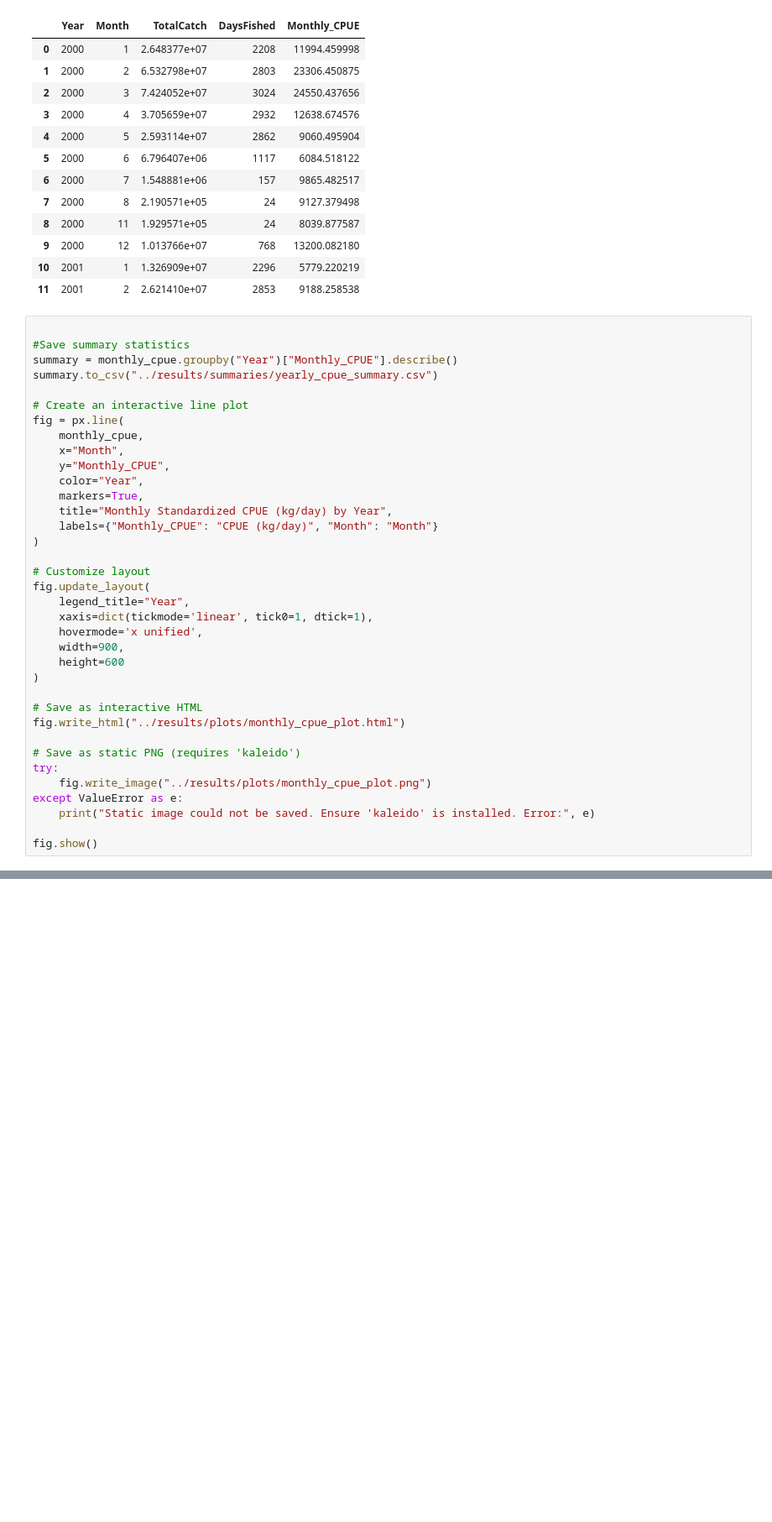
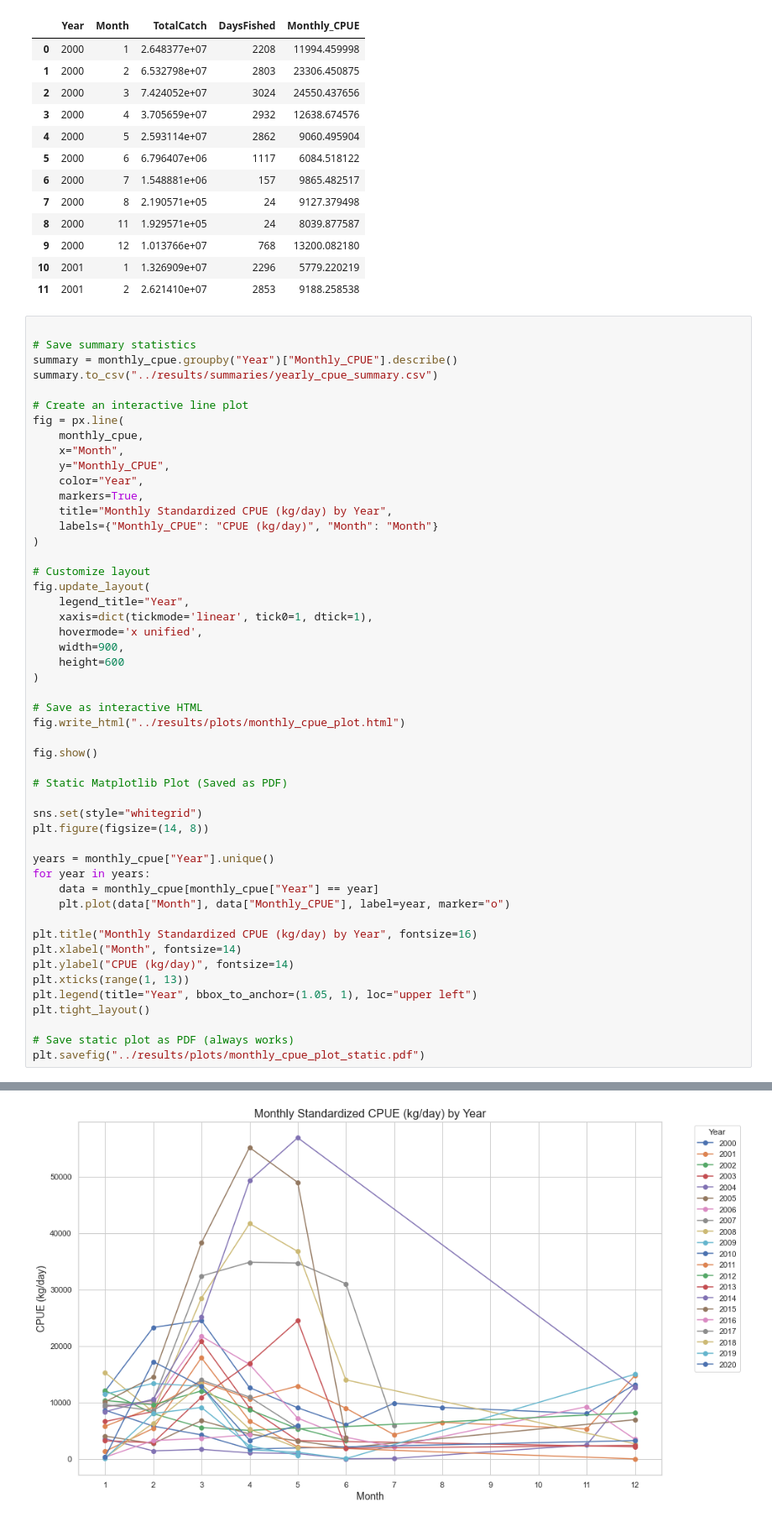
Before and after one commit to Euchie23/Squid_Fest, a Jupyter notebook: Squid_Stock_Assessment_and_Forecasting_System/notebooks/01_EDA_TimeSeries.ipynb, the cells around one changed output, grey strips where cells are left out. Shown at 84% size. Drawn from its saved outputs; the diff is of its cells as text; blank space fills up the shorter version.

```diff
--- a/Squid_Stock_Assessment_and_Forecasting_System/notebooks/01_EDA_TimeSeries.ipynb
+++ b/Squid_Stock_Assessment_and_Forecasting_System/notebooks/01_EDA_TimeSeries.ipynb
@@ -54,7 +54,7 @@ monthly_cpue.head(12)
 | 11 | 2001 | 2 | 2.621410e+07 | 2853 | 9188.258538 |
 # %%
 
-#Save summary statistics
+# Save summary statistics
 summary = monthly_cpue.groupby("Year")["Monthly_CPUE"].describe()
 summary.to_csv("../results/summaries/yearly_cpue_summary.csv")
 
@@ -81,11 +81,25 @@ fig.update_layout(
 # Save as interactive HTML
 fig.write_html("../results/plots/monthly_cpue_plot.html")
 
-# Save as static PNG (requires 'kaleido')
-try:
-    fig.write_image("../results/plots/monthly_cpue_plot.png")
-except ValueError as e:
-    print("Static image could not be saved. Ensure 'kaleido' is installed. Error:", e)
+fig.show()
 
-fig.show()
+# Static Matplotlib Plot (Saved as PDF)
+
+sns.set(style="whitegrid")
+plt.figure(figsize=(14, 8))
+
+years = monthly_cpue["Year"].unique()
+for year in years:
+    data = monthly_cpue[monthly_cpue["Year"] == year]
+    plt.plot(data["Month"], data["Monthly_CPUE"], label=year, marker="o")
+
+plt.title("Monthly Standardized CPUE (kg/day) by Year", fontsize=16)
+plt.xlabel("Month", fontsize=14)
+plt.ylabel("CPUE (kg/day)", fontsize=14)
+plt.xticks(range(1, 13))
+plt.legend(title="Year", bbox_to_anchor=(1.05, 1), loc="upper left")
+plt.tight_layout()
+
+# Save static plot as PDF (always works)
+plt.savefig("../results/plots/monthly_cpue_plot_static.pdf")
 # %% [output]
@@ -95,0 +106 @@ which can be installed using pip:
+[figure, added]
```
Also changed, not shown: parts of 2 cells of this notebook, 24 other files.
